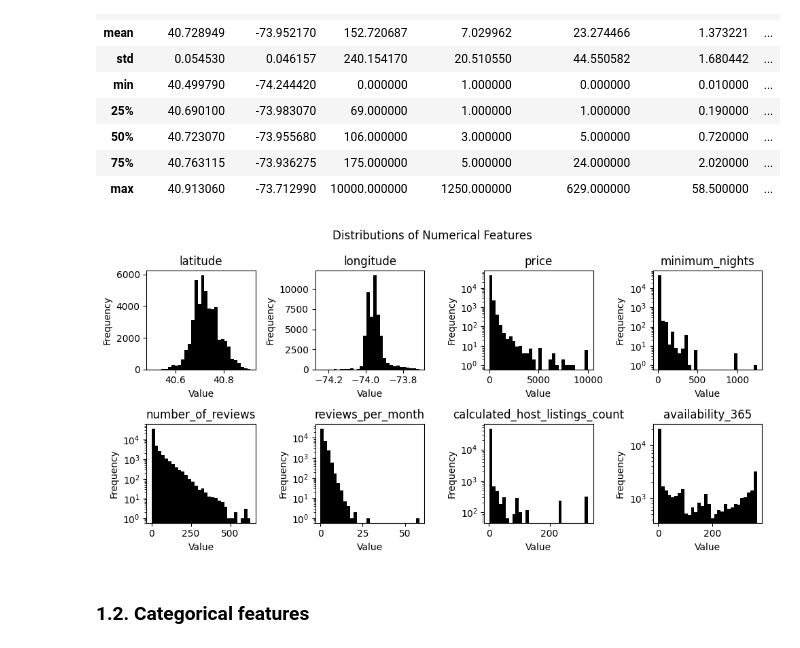
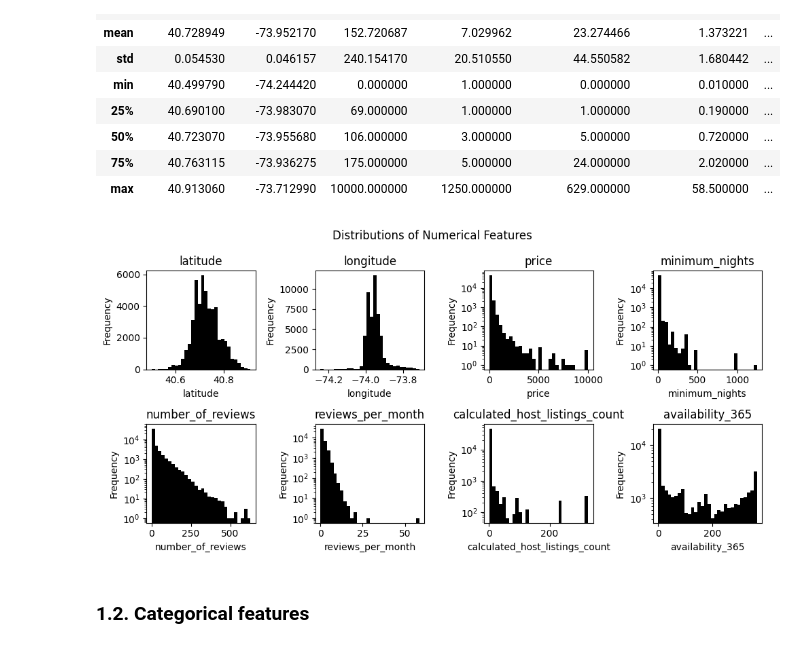
Before and after one commit to gperdrizet/gperdrizet-data-preprocessing-project-tutorial, a Jupyter notebook: notebooks/MVP_solution.ipynb, the cells around one changed output. Drawn from its saved outputs; the diff is of its cells as text; code cells hidden in the pictures.

```diff
--- a/notebooks/MVP_solution.ipynb
+++ b/notebooks/MVP_solution.ipynb
@@ -84,26 +87,26 @@ data_df[numerical_features].describe()
 # %%
 # Show the distributions of the numerical features - use histograms to get an idea of the data's shape.
 # Be sure to label plots & axes and use a scale that makes sense for the data.
 
 fig, axes = plt.subplots(nrows=2, ncols=4, figsize=(10, 5))
 axes = axes.flatten()
 
 fig.suptitle('Distributions of Numerical Features')
 
 for i, feature in enumerate(numerical_features):
 
     axes[i].hist(data_df[feature], bins=30, color='black')
     axes[i].set_title(feature)
-    axes[i].set_xlabel('Value')
+    axes[i].set_xlabel(feature)
     axes[i].set_ylabel('Frequency')
 
     if feature not in ['latitude', 'longitude']:
         axes[i].set_yscale('log')
 
 plt.tight_layout()
 plt.show()
 # %% [output]
-[figure, old version]
+[figure, new version]
 # %% [markdown]
 ### 1.2. Categorical features
 # %%
```
Also changed, not shown: parts of 15 cells of this notebook.
